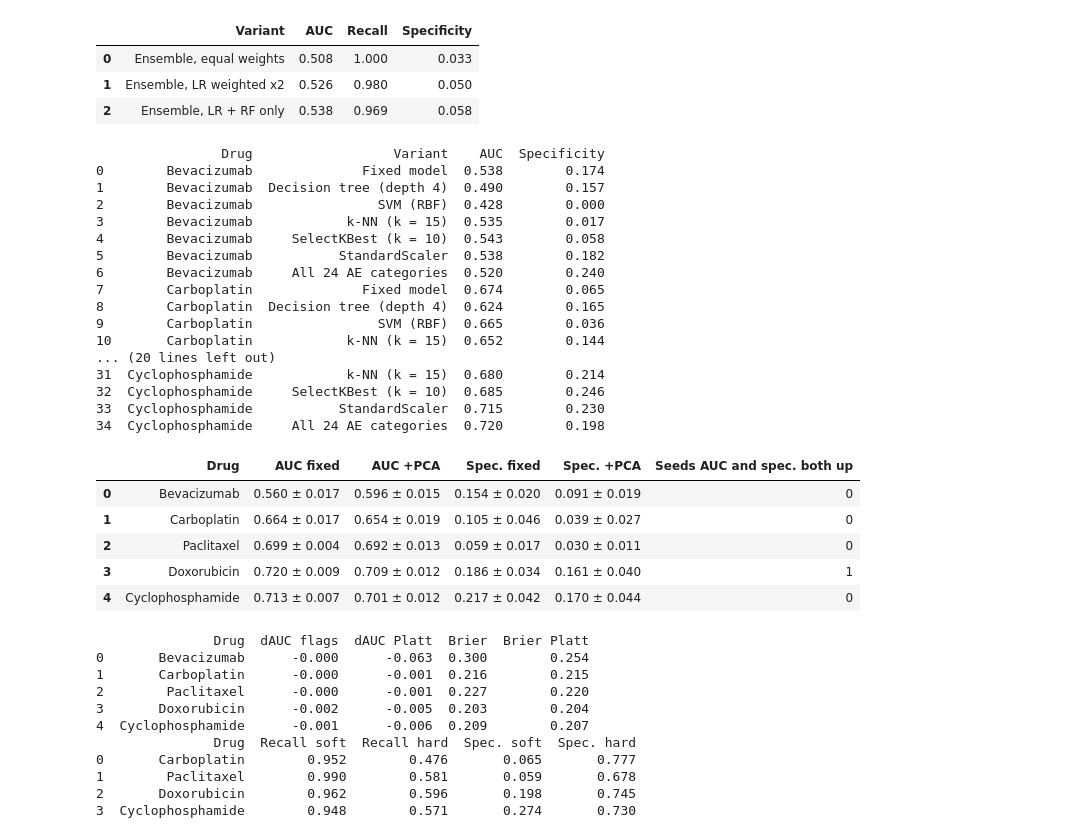
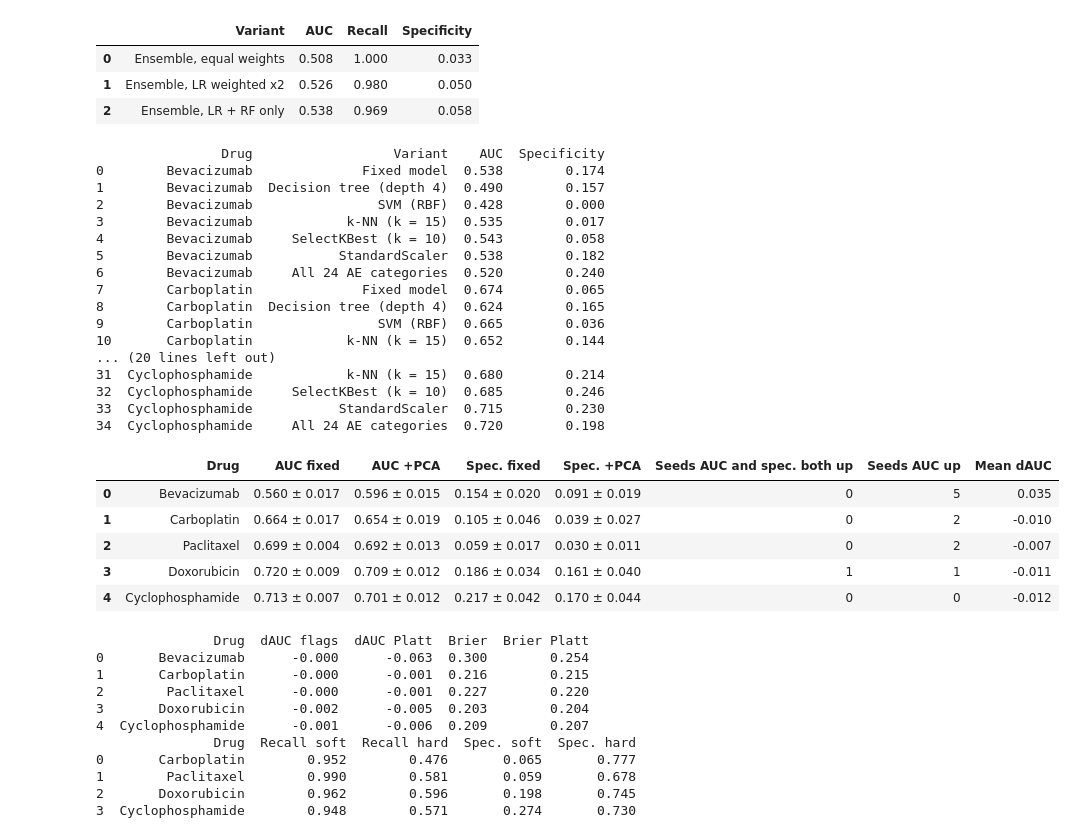
Before and after one commit to sama6064/RAQEEB_AI, a Jupyter notebook: RAQEEB.ipynb, the cells around one changed output. Saved outputs shown, nothing was run; the diff lists cells and outputs as text; code cells hidden in the pictures.

Commit message:
Seed-averaged CIs, 20-permutation check, PCA and calibration details

```diff
--- a/RAQEEB.ipynb
+++ b/RAQEEB.ipynb
@@ -214,7 +214,7 @@ def run_cv(d, c=None, seed=RANDOM_STATE, t=None, tname="main"):
 def full_nested(d, seed):
     data = table[table[d + "_label"].notna()]
     y = data[d + "_label"].astype(int)
-    idx, ys, ps, preds, chosen = [], [], [], [], []
+    idx, ys, ps, preds, chosen, thrs = [], [], [], [], [], []
     for tr, te in StratifiedKFold(5, shuffle=True, random_state=seed).split(data, y):
         inner = StratifiedKFold(4, shuffle=True, random_state=seed)
         best = None
@@ -229,8 +229,9 @@ def full_nested(d, seed):
         p = get_pipe(feats, c, seed).fit(data.iloc[tr][feats], y.iloc[tr]).predict_proba(data.iloc[te][feats])[:, 1]
         idx += list(data.index[te]); ys += y.iloc[te].tolist(); ps += p.tolist(); preds += (p >= thr).astype(int).tolist()
         chosen.append(name)
+        thrs.append(round(float(thr), 2))
     out = scores(np.array(ys), np.array(ps), np.array(preds))
-    out.update(idx=np.array(idx), y=np.array(ys), p=np.array(ps), pred=np.array(preds), n=len(y), chosen=chosen, d=d, seed=seed)
+    out.update(idx=np.array(idx), y=np.array(ys), p=np.array(ps), pred=np.array(preds), n=len(y), chosen=chosen, thr=thrs, d=d, seed=seed)
     return out
 
 def boot_ci(y, p, f, n=2000):
@@ -345,3 +368,23 @@ perm
 | 2 | Paclitaxel | 0.550 | 1.000 | 0.000 | 0.806 |
 | 3 | Doxorubicin | 0.473 | 0.994 | 0.000 | 0.758 |
 | 4 | Cyclophosphamide | 0.479 | 0.994 | 0.000 | 0.752 |
+# %%
+def perm_run(d, k):
+    t = table.copy()
+    m = t[d + "_label"].notna()
+    t.loc[m, d + "_label"] = np.random.default_rng(k).permutation(t.loc[m, d + "_label"].values)
+    r = run_cv(d, t=t, tname="perm%d" % k)
+    return d, k, r["AUC"], r["Recall"]
+
+pr = Parallel(n_jobs=2)(delayed(perm_run)(d, k) for d in DRUGS for k in range(20))
+pr = pd.DataFrame(pr, columns=["d", "k", "AUC", "Recall"])
+rows = []
+for d, name in DRUGS.items():
+    g = pr[pr["d"] == d]
+    real = fixed[d]["AUC"]
+    rows.append({"Drug": name, "Fixed AUC (seed 42)": round(real, 3), "Permuted AUC mean": round(g["AUC"].mean(), 3),
+                 "Permuted AUC min": round(g["AUC"].min(), 3), "Permuted AUC max": round(g["AUC"].max(), 3),
+                 "Permuted recall mean": round(g["Recall"].mean(), 3), "p": round((1 + (g["AUC"] >= real).sum()) / 21, 3)})
+perm20 = pd.DataFrame(rows)
+res["permuted20"] = perm20.to_dict("records")
+perm20
@@ -354,6 +404,11 @@ for d, name in DRUGS.items():
         rows.append({"Drug": name, "Threshold": t, "Recall": round(tp / (tp + fn), 3), "Specificity": round(tn / (tn + fp), 3)})
 thr = pd.DataFrame(rows)
 res["threshold"] = thr.to_dict("records")
+ths = {DRUGS[d]: FN[(d, 42)]["thr"] for d in DRUGS}
+allt = [x for v in ths.values() for x in v]
+res["f2_thresholds_seed42"] = ths
+print(ths)
+print("range", min(allt), "-", max(allt), "| in 0.15-0.25:", sum(0.15 <= x <= 0.25 for x in allt), "of", len(allt))
 print(thr[thr["Threshold"] == 0.4])
 
 def calib(y, p):
@@ -367,7 +422,8 @@ rows = []
 for d, name in DRUGS.items():
     sl, ic = zip(*[calib(FN[(d, s)]["y"], FN[(d, s)]["p"]) for s in SEEDS])
     pos = FN[(d, 42)]["y"].mean()
-    rows.append({"Drug": name, "Calibration slope": msd(sl), "Calibration intercept": msd(ic),
+    rows.append({"Drug": name, "Calibration slope": msd(sl), "Slope min": round(min(sl), 3), "Slope max": round(max(sl), 3),
+                 "Calibration intercept": msd(ic),
                  "Brier": msd([FN[(d, s)]["Brier"] for s in SEEDS]), "Brier, constant p": round(pos * (1 - pos), 3)})
 cal = pd.DataFrame(rows)
 res["calibration"] = cal.to_dict("records")
@@ -403,6 +461,11 @@ axes[0].legend()
 plt.show()
 res["dca"] = rows
 res["dca_summary"] = summ
+dc = pd.DataFrame(rows)
+dc["NB model - treat-all"] = (dc["NB model"] - dc["NB treat-all"]).round(4)
+nb_low = dc[dc["Threshold"].isin([0.15, 0.2, 0.25])].pivot(index="Threshold", columns="Drug", values="NB model - treat-all")
+res["nb_minus_all_low"] = nb_low.reset_index().to_dict("records")
+print(nb_low)
 pd.DataFrame(summ)
 # %% [output]
 [figure]
@@ -592,40 +660,42 @@ other = pd.DataFrame(rows)
 res["simple_pre"] = other.to_dict("records")
 print(other)
 
 rows = []
 for d, name in DRUGS.items():
     a = [run_cv(d, seed=s) for s in SEEDS]
     b = [run_cv(d, cfg_of(d, step=PCA(n_components=0.95, random_state=RANDOM_STATE)), seed=s) for s in SEEDS]
     rows.append({"Drug": name, "AUC fixed": msd([r["AUC"] for r in a]), "AUC +PCA": msd([r["AUC"] for r in b]),
                  "Spec. fixed": msd([r["Specificity"] for r in a]), "Spec. +PCA": msd([r["Specificity"] for r in b]),
-                 "Seeds AUC and spec. both up": sum(y["AUC"] > x["AUC"] and y["Specificity"] > x["Specificity"] for x, y in zip(a, b))})
+                 "Seeds AUC and spec. both up": sum(y["AUC"] > x["AUC"] and y["Specificity"] > x["Specificity"] for x, y in zip(a, b)),
+                 "Seeds AUC up": sum(y["AUC"] > x["AUC"] for x, y in zip(a, b)),
+                 "Mean dAUC": round(np.mean([y["AUC"] - x["AUC"] for x, y in zip(a, b)]), 3)})
 pca = pd.DataFrame(rows)
 res["pca5"] = pca.to_dict("records")
 pca
 # %% [output]
                 Drug                  Variant    AUC  Specificity
 0        Bevacizumab              Fixed model  0.538        0.174
 1        Bevacizumab  Decision tree (depth 4)  0.490        0.157
 2        Bevacizumab                SVM (RBF)  0.428        0.000
 3        Bevacizumab            k-NN (k = 15)  0.535        0.017
 4        Bevacizumab     SelectKBest (k = 10)  0.543        0.058
 5        Bevacizumab           StandardScaler  0.538        0.182
 6        Bevacizumab     All 24 AE categories  0.520        0.240
 7        Carboplatin              Fixed model  0.674        0.065
 8        Carboplatin  Decision tree (depth 4)  0.624        0.165
 9        Carboplatin                SVM (RBF)  0.665        0.036
 10       Carboplatin            k-NN (k = 15)  0.652        0.144
 ... (20 lines left out)
 31  Cyclophosphamide            k-NN (k = 15)  0.680        0.214
 32  Cyclophosphamide     SelectKBest (k = 10)  0.685        0.246
 33  Cyclophosphamide           StandardScaler  0.715        0.230
 34  Cyclophosphamide     All 24 AE categories  0.720        0.198
-|  | Drug | AUC fixed | AUC +PCA | Spec. fixed | Spec. +PCA | Seeds AUC and spec. both up |
-| 0 | Bevacizumab | 0.560 ± 0.017 | 0.596 ± 0.015 | 0.154 ± 0.020 | 0.091 ± 0.019 | 0 |
-| 1 | Carboplatin | 0.664 ± 0.017 | 0.654 ± 0.019 | 0.105 ± 0.046 | 0.039 ± 0.027 | 0 |
-| 2 | Paclitaxel | 0.699 ± 0.004 | 0.692 ± 0.013 | 0.059 ± 0.017 | 0.030 ± 0.011 | 0 |
-| 3 | Doxorubicin | 0.720 ± 0.009 | 0.709 ± 0.012 | 0.186 ± 0.034 | 0.161 ± 0.040 | 1 |
-| 4 | Cyclophosphamide | 0.713 ± 0.007 | 0.701 ± 0.012 | 0.217 ± 0.042 | 0.170 ± 0.044 | 0 |
+|  | Drug | AUC fixed | AUC +PCA | Spec. fixed | Spec. +PCA | Seeds AUC and spec. both up | Seeds AUC up | Mean dAUC |
+| 0 | Bevacizumab | 0.560 ± 0.017 | 0.596 ± 0.015 | 0.154 ± 0.020 | 0.091 ± 0.019 | 0 | 5 | 0.035 |
+| 1 | Carboplatin | 0.664 ± 0.017 | 0.654 ± 0.019 | 0.105 ± 0.046 | 0.039 ± 0.027 | 0 | 2 | -0.010 |
+| 2 | Paclitaxel | 0.699 ± 0.004 | 0.692 ± 0.013 | 0.059 ± 0.017 | 0.030 ± 0.011 | 0 | 2 | -0.007 |
+| 3 | Doxorubicin | 0.720 ± 0.009 | 0.709 ± 0.012 | 0.186 ± 0.034 | 0.161 ± 0.040 | 1 | 1 | -0.011 |
+| 4 | Cyclophosphamide | 0.713 ± 0.007 | 0.701 ± 0.012 | 0.217 ± 0.042 | 0.170 ± 0.044 | 0 | 0 | -0.012 |
 # %%
 CONC = {"bev": ["pac", "carbo"], "carbo": ["pac", "bev"], "pac": ["carbo", "bev"], "dox": ["cyclo"], "cyclo": ["dox"]}
 
```
Also changed, not shown: parts of 4 cells of this notebook, 1 other file.
